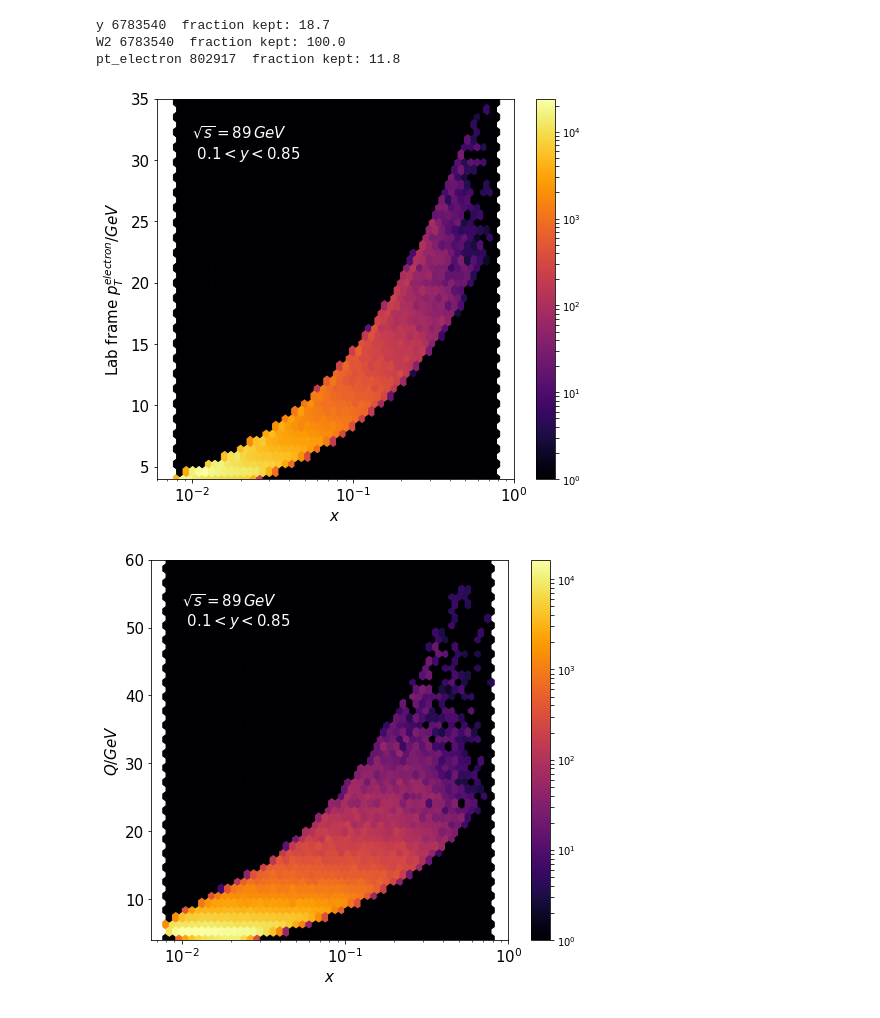
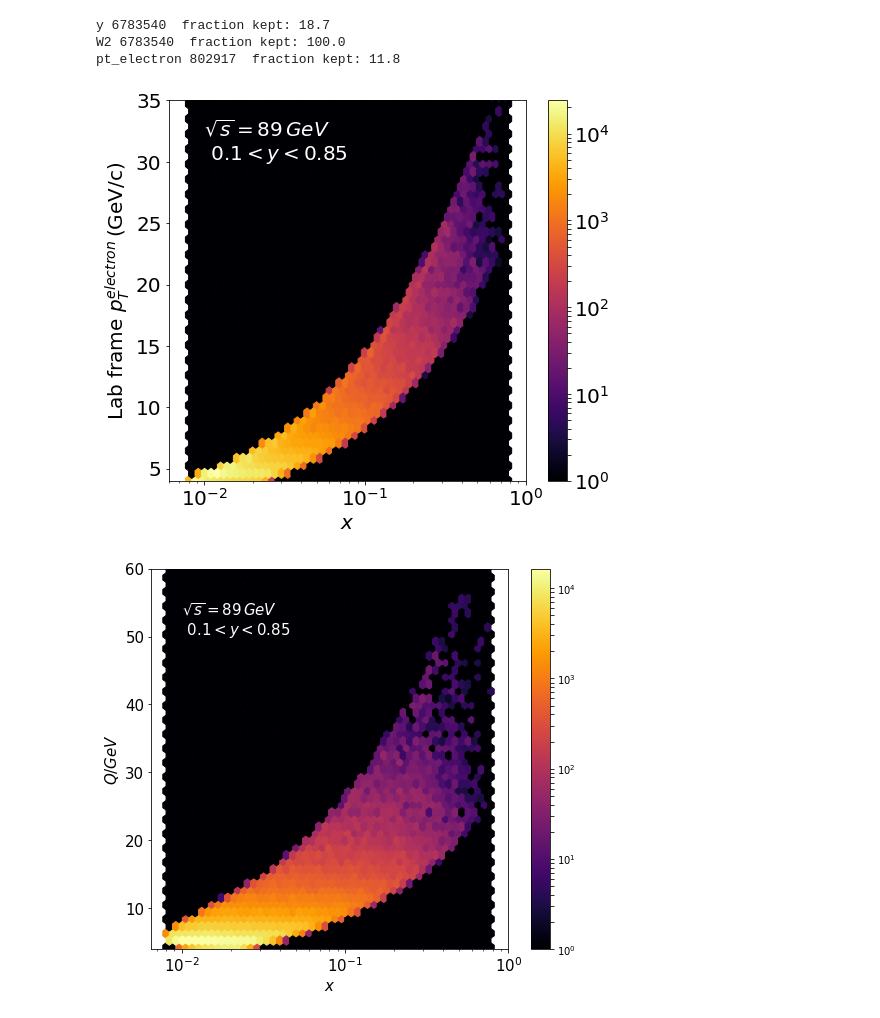
Before and after one commit to y-song/notebooks, a Jupyter notebook: pt_electron_vs_x.ipynb, the cells around one changed output. Drawn from its saved outputs; the diff is of its cells as text; code cells hidden in the pictures.

```diff
--- a/pt_electron_vs_x.ipynb
+++ b/pt_electron_vs_x.ipynb
@@ -53,15 +50,16 @@ W2 6783540  fraction kept: 100.0
 pt_electron 802917  fraction kept: 11.8
 # %%
 fig = plt.figure(figsize=(8,7))
-plot2d(d, 'x', 'pt_electron', '$x$', 'Lab frame $ p_T^{electron} / GeV $')
+hist = plot2d(d, 'x', 'pt_electron', '$x$', 'Lab frame $ p_T^{electron} \, (\mathrm{GeV/c}) $')
+hist.colorbar.ax.tick_params(labelsize=20)
 plt.xlim(left=6e-3,right=1)
 plt.ylim(bottom=4, top=35)
-plt.text(0.01,30,'$\sqrt{s}=89 \, GeV$ \n $0.1 < y < 0.85$', fontsize=15, color='white')
-plt.xticks(fontsize=15)
-plt.yticks(fontsize=15)
-plt.savefig('images/pt_electron_vs_x_y.pdf', bbox_inches='tight')
+plt.text(0.01,30,'$\sqrt{s}=89 \, GeV$ \n $0.1 < y < 0.85$', fontsize=20, color='white')
+plt.xticks(fontsize=20)
+plt.yticks(fontsize=20)
+plt.savefig('images/pt_electron_vs_x.pdf', bbox_inches='tight')
 # %% [output]
-[figure, old version]
+[figure, new version]
 # %%
 d.eval('Q = sqrt(Q2)', inplace=True)
 # %%
```
Also changed, not shown: parts of 2 cells of this notebook.
